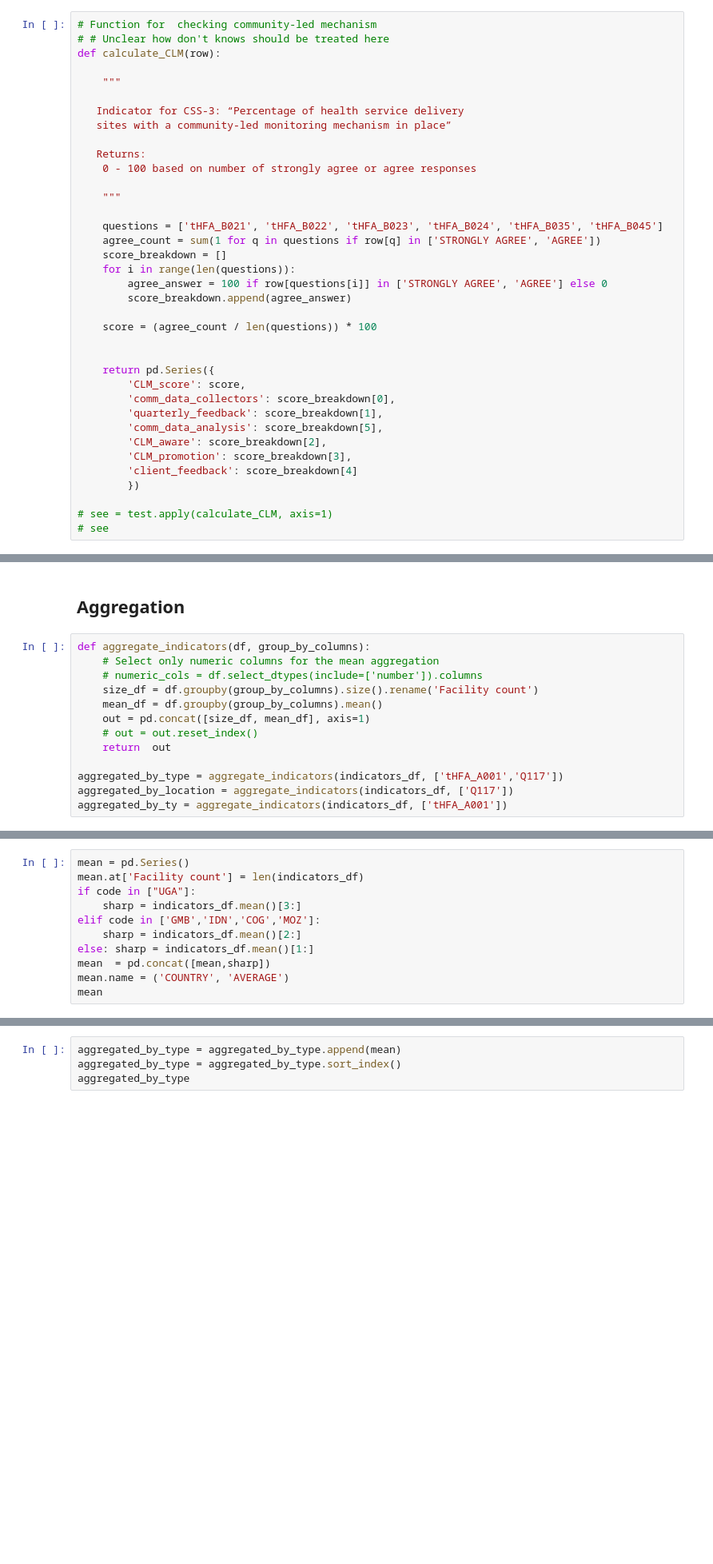
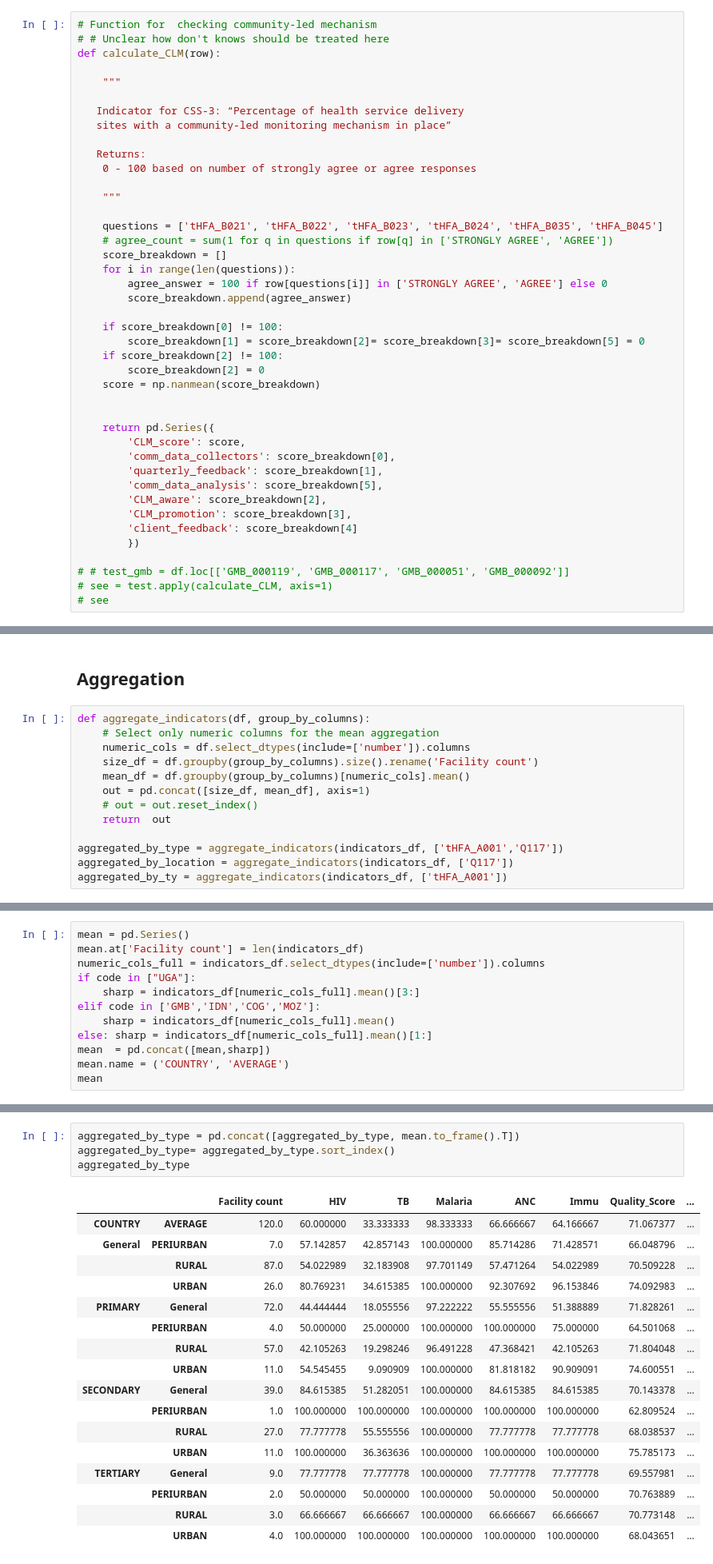
Before and after one commit to UncleAsiwaju/tHFA, a Jupyter notebook: Analysis_Notebook.ipynb, the cells around one changed output, grey strips where cells are left out. Shown: that part at 80% size. Drawn from its saved outputs; the diff is of its cells as text; blank space fills up the shorter version.

```diff
--- a/Analysis_Notebook.ipynb
+++ b/Analysis_Notebook.ipynb
@@ -1265,13 +1267,17 @@ def calculate_CLM(row):
     """
 
     questions = ['tHFA_B021', 'tHFA_B022', 'tHFA_B023', 'tHFA_B024', 'tHFA_B035', 'tHFA_B045']
-    agree_count = sum(1 for q in questions if row[q] in ['STRONGLY AGREE', 'AGREE'])
+    # agree_count = sum(1 for q in questions if row[q] in ['STRONGLY AGREE', 'AGREE'])
     score_breakdown = []
     for i in range(len(questions)):
         agree_answer = 100 if row[questions[i]] in ['STRONGLY AGREE', 'AGREE'] else 0
         score_breakdown.append(agree_answer)
 
-    score = (agree_count / len(questions)) * 100
+    if score_breakdown[0] != 100:
+        score_breakdown[1] = score_breakdown[2]= score_breakdown[3]= score_breakdown[5] = 0
+    if score_breakdown[2] != 100:
+        score_breakdown[2] = 0
+    score = np.nanmean(score_breakdown)
 
 
     return pd.Series({
@@ -1284,6 +1290,7 @@ def calculate_CLM(row):
         'client_feedback': score_breakdown[4]
         })
 
+# # test_gmb = df.loc[['GMB_000119', 'GMB_000117', 'GMB_000051', 'GMB_000092']]
 # see = test.apply(calculate_CLM, axis=1)
 # see
 # %% [markdown]
@@ -1364,9 +1386,9 @@ indicators_df
 # %%
 def aggregate_indicators(df, group_by_columns):
     # Select only numeric columns for the mean aggregation
-    # numeric_cols = df.select_dtypes(include=['number']).columns
+    numeric_cols = df.select_dtypes(include=['number']).columns
     size_df = df.groupby(group_by_columns).size().rename('Facility count')
-    mean_df = df.groupby(group_by_columns).mean()
+    mean_df = df.groupby(group_by_columns)[numeric_cols].mean()
     out = pd.concat([size_df, mean_df], axis=1)
     # out = out.reset_index()
     return  out
@@ -1393,11 +1434,12 @@ aggregated_by_type
 # %%
 mean = pd.Series()
 mean.at['Facility count'] = len(indicators_df)
+numeric_cols_full = indicators_df.select_dtypes(include=['number']).columns
 if code in ["UGA"]:
-    sharp = indicators_df.mean()[3:]
+    sharp = indicators_df[numeric_cols_full].mean()[3:]
 elif code in ['GMB','IDN','COG','MOZ']:
-    sharp = indicators_df.mean()[2:]
-else: sharp = indicators_df.mean()[1:]
+    sharp = indicators_df[numeric_cols_full].mean()
+else: sharp = indicators_df[numeric_cols_full].mean()[1:]
 mean  = pd.concat([mean,sharp])
 mean.name = ('COUNTRY', 'AVERAGE')
 mean
@@ -1404,4 +1459,22 @@ mean
 # %%
-aggregated_by_type = aggregated_by_type.append(mean)
-aggregated_by_type = aggregated_by_type.sort_index()
+aggregated_by_type = pd.concat([aggregated_by_type, mean.to_frame().T])
+aggregated_by_type= aggregated_by_type.sort_index()
 aggregated_by_type
+# %% [output]
+|  |  | Facility count | HIV | TB | Malaria | ANC | Immu | Quality_Score | ... |
+| COUNTRY | AVERAGE | 120.0 | 60.000000 | 33.333333 | 98.333333 | 66.666667 | 64.166667 | 71.067377 | ... |
+| General | PERIURBAN | 7.0 | 57.142857 | 42.857143 | 100.000000 | 85.714286 | 71.428571 | 66.048796 | ... |
+|  | RURAL | 87.0 | 54.022989 | 32.183908 | 97.701149 | 57.471264 | 54.022989 | 70.509228 | ... |
+|  | URBAN | 26.0 | 80.769231 | 34.615385 | 100.000000 | 92.307692 | 96.153846 | 74.092983 | ... |
+| PRIMARY | General | 72.0 | 44.444444 | 18.055556 | 97.222222 | 55.555556 | 51.388889 | 71.828261 | ... |
+|  | PERIURBAN | 4.0 | 50.000000 | 25.000000 | 100.000000 | 100.000000 | 75.000000 | 64.501068 | ... |
+|  | RURAL | 57.0 | 42.105263 | 19.298246 | 96.491228 | 47.368421 | 42.105263 | 71.804048 | ... |
+|  | URBAN | 11.0 | 54.545455 | 9.090909 | 100.000000 | 81.818182 | 90.909091 | 74.600551 | ... |
+| SECONDARY | General | 39.0 | 84.615385 | 51.282051 | 100.000000 | 84.615385 | 84.615385 | 70.143378 | ... |
+|  | PERIURBAN | 1.0 | 100.000000 | 100.000000 | 100.000000 | 100.000000 | 100.000000 | 62.809524 | ... |
+|  | RURAL | 27.0 | 77.777778 | 55.555556 | 100.000000 | 77.777778 | 77.777778 | 68.038537 | ... |
+|  | URBAN | 11.0 | 100.000000 | 36.363636 | 100.000000 | 100.000000 | 100.000000 | 75.785173 | ... |
+| TERTIARY | General | 9.0 | 77.777778 | 77.777778 | 100.000000 | 77.777778 | 77.777778 | 69.557981 | ... |
+|  | PERIURBAN | 2.0 | 50.000000 | 50.000000 | 100.000000 | 50.000000 | 50.000000 | 70.763889 | ... |
+|  | RURAL | 3.0 | 66.666667 | 66.666667 | 100.000000 | 66.666667 | 66.666667 | 70.773148 | ... |
+|  | URBAN | 4.0 | 100.000000 | 100.000000 | 100.000000 | 100.000000 | 100.000000 | 68.043651 | ... |
```
Also changed, not shown: parts of 7 cells of this notebook, 2 other files.
